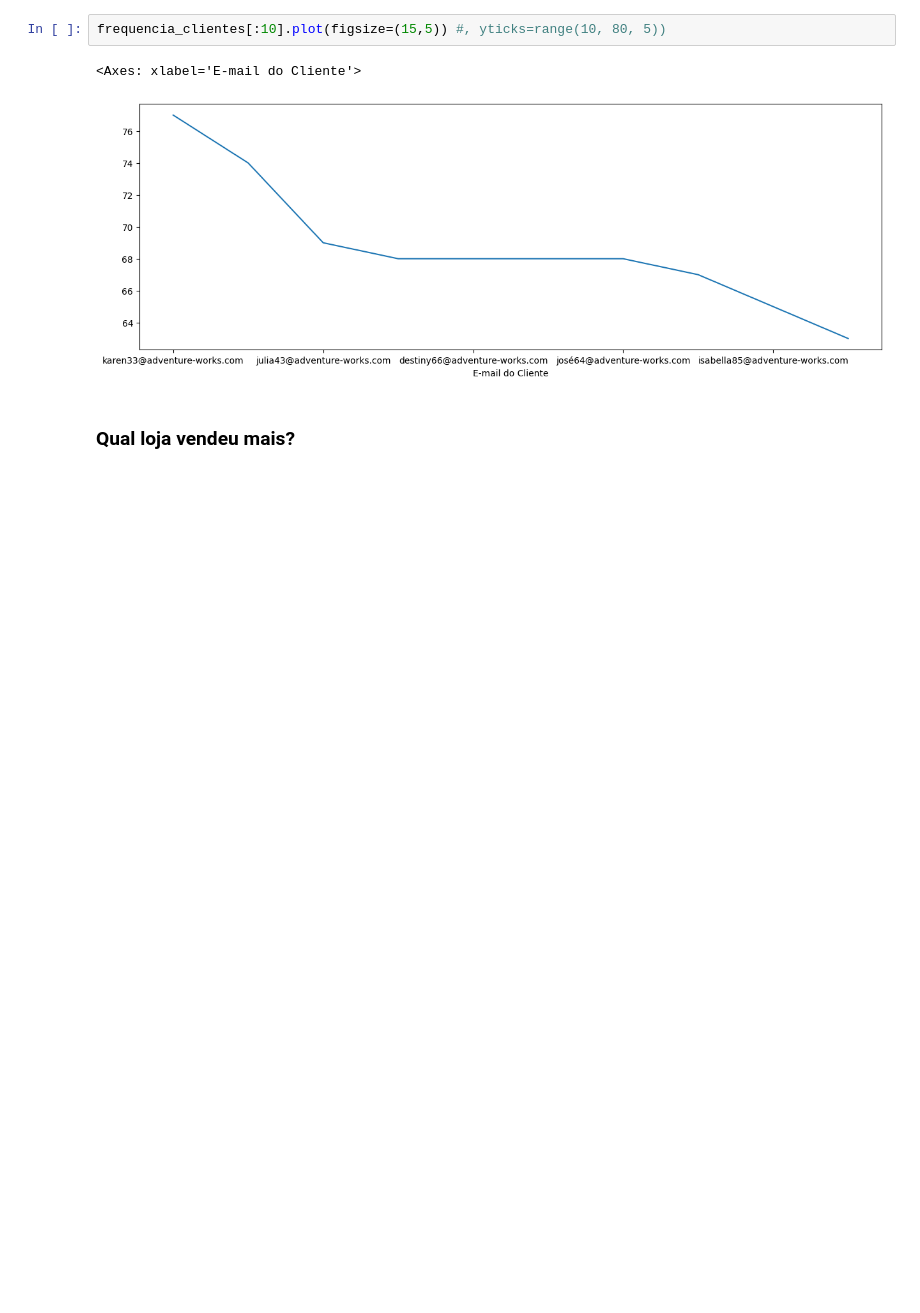
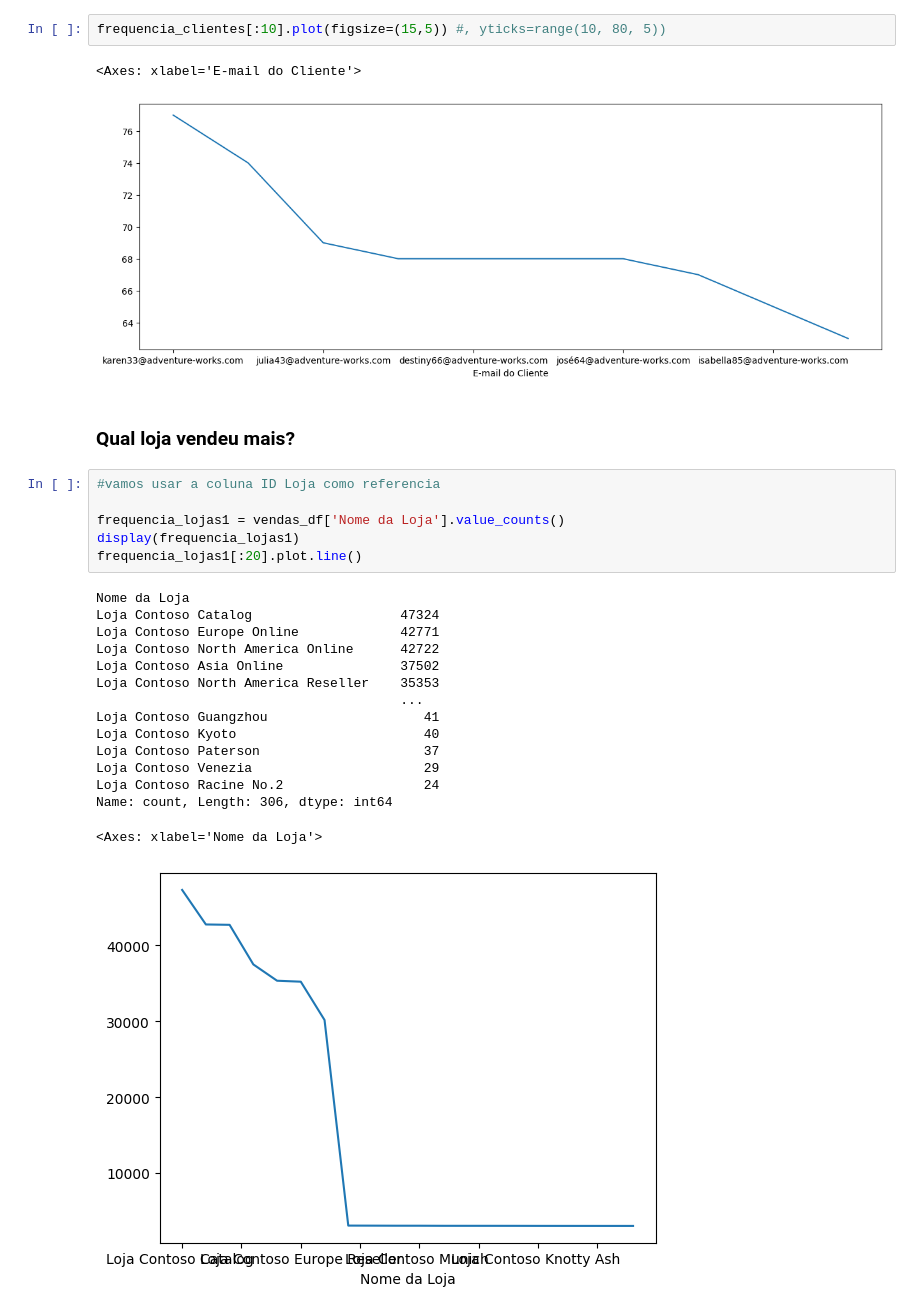
Before and after one commit to felipevr/hashtag-python, a Jupyter notebook: 22-Pandas/Pandas 06.ipynb, the cells around one changed output. Cells and saved outputs as stored; diff of their text form; blank space fills up the shorter version.

```diff
--- a/22-Pandas/Pandas 06.ipynb
+++ b/22-Pandas/Pandas 06.ipynb
@@ -113,3 +108,25 @@ frequencia_clientes[:10].plot(figsize=(15,5)) #, yticks=range(10, 80, 5))
 [figure]
 # %% [markdown]
 ### Qual loja vendeu mais?
+# %%
+#vamos usar a coluna ID Loja como referencia
+
+frequencia_lojas1 = vendas_df['Nome da Loja'].value_counts()
+display(frequencia_lojas1)
+frequencia_lojas1[:20].plot.line()
+# %% [output]
+Nome da Loja
+Loja Contoso Catalog                   47324
+Loja Contoso Europe Online             42771
+Loja Contoso North America Online      42722
+Loja Contoso Asia Online               37502
+Loja Contoso North America Reseller    35353
+                                       ...
+Loja Contoso Guangzhou                    41
+Loja Contoso Kyoto                        40
+Loja Contoso Paterson                     37
+Loja Contoso Venezia                      29
+Loja Contoso Racine No.2                  24
+Name: count, Length: 306, dtype: int64
+<Axes: xlabel='Nome da Loja'>
+[figure, added]
```
Also changed, not shown: parts of 1 cell of this notebook, 2 other files.
